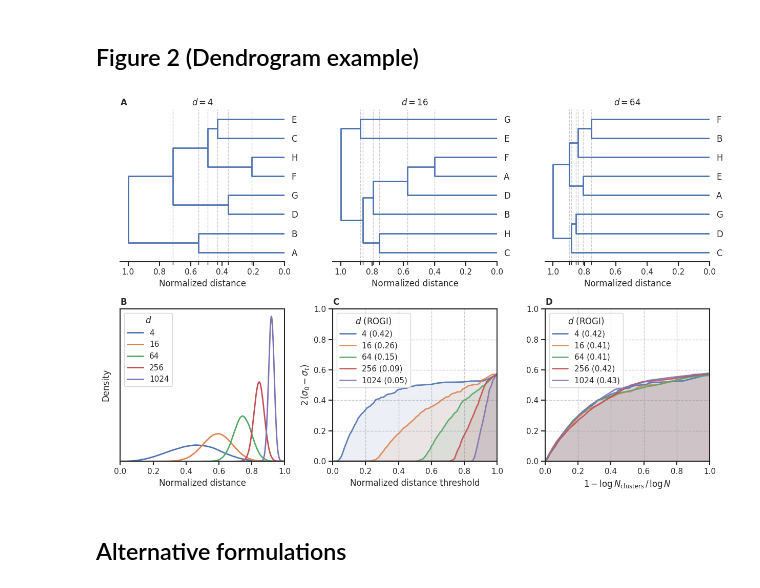
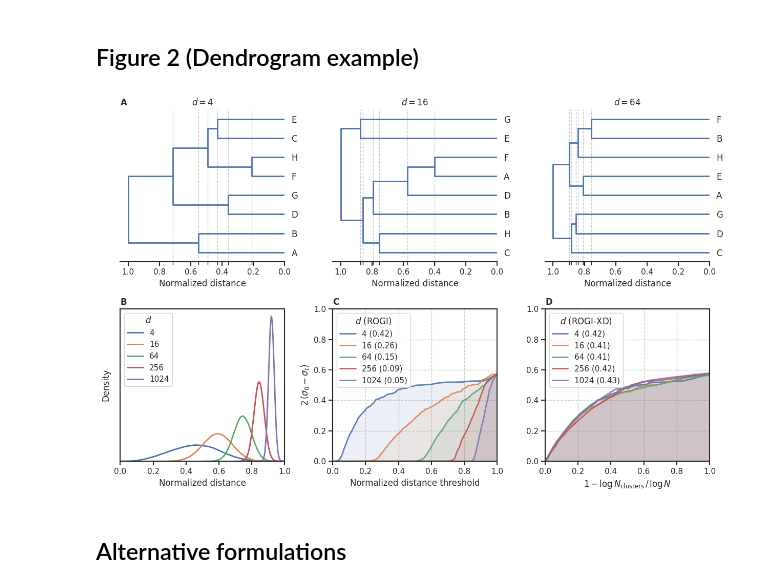
Before and after one commit to coleygroup/rogi-xd, a Jupyter notebook: notebooks/toy_examples.ipynb, the cells around one changed output. Cells and saved outputs as stored; diff of their text form; code cells hidden in the pictures.

Commit message:
update toy legend

```diff
--- a/notebooks/toy_examples.ipynb
+++ b/notebooks/toy_examples.ipynb
@@ -183,35 +183,35 @@ for d in dims:
 l2ax['a1'].set_title("A", fontweight="bold", loc="left")
 
 l2ax['b'].set_title("B", fontweight="bold", loc="left")
 l2ax['b'].legend(title=r"$d$")
 l2ax['b'].set_yticks([])
 l2ax['b'].set_xlim(0, 1)
 l2ax['b'].grid(False)
 l2ax['b'].set_xlabel("Normalized distance")
 l2ax['b'].set_ylabel("Density", labelpad=8)
 
 handles_c, aucs_c = zip(*handles_aucs_1)
 labels_c = [f"{h.get_label()} ({auc:0.2f})" for h, auc in zip(handles_c, aucs_c)]
 l2ax['c'].set_title("C", fontweight="bold", loc="left")
 l2ax['c'].legend(handles_c, labels_c, title=r"$d$ (ROGI)", loc='upper left')
 l2ax['c'].set_xlabel("Normalized distance threshold")
 l2ax['c'].set_ylabel(r"$2\,(\sigma_0 - \sigma_t)$")
 l2ax['c'].sharey(l2ax['d'])
 
 handles_d, aucs_d = zip(*handles_aucs_2)
 labels_d = [f"{h.get_label()} ({auc:0.2f})" for h, auc in zip(handles_d, aucs_d)]
 l2ax['d'].set_title("D", fontweight="bold", loc="left")
-l2ax['d'].legend(handles_d, labels_d, title=r"$d$ (ROGI)", loc='upper left')
+l2ax['d'].legend(handles_d, labels_d, title=r"$d$ (ROGI-XD)", loc='upper left')
 l2ax['d'].set_xlabel(r"$1 - \log N_{\mathrm{clusters}}\,/\,\log N$")
 
 for l in ["c", "d"]:
     ax = l2ax[l]
     ax.set_ylim(0, 1)
     ax.set_xlim(0, 1)
 
 fig.tight_layout()
 # %% [output]
-[figure, old version]
+[figure, new version]
 # %%
 fig.savefig("../results/figures/toy/dendrogram+toy.pdf", bbox_inches="tight")
 # %% [markdown]
```
